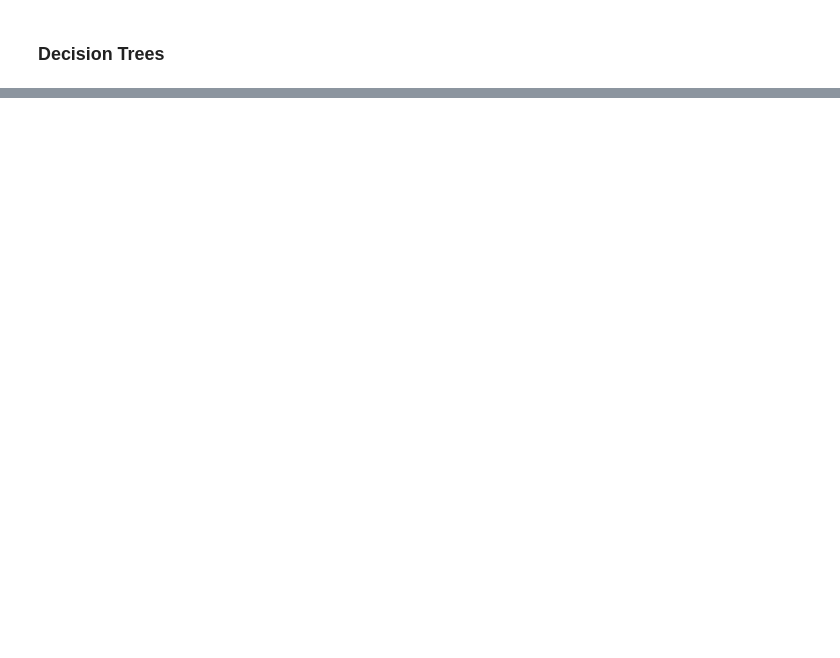
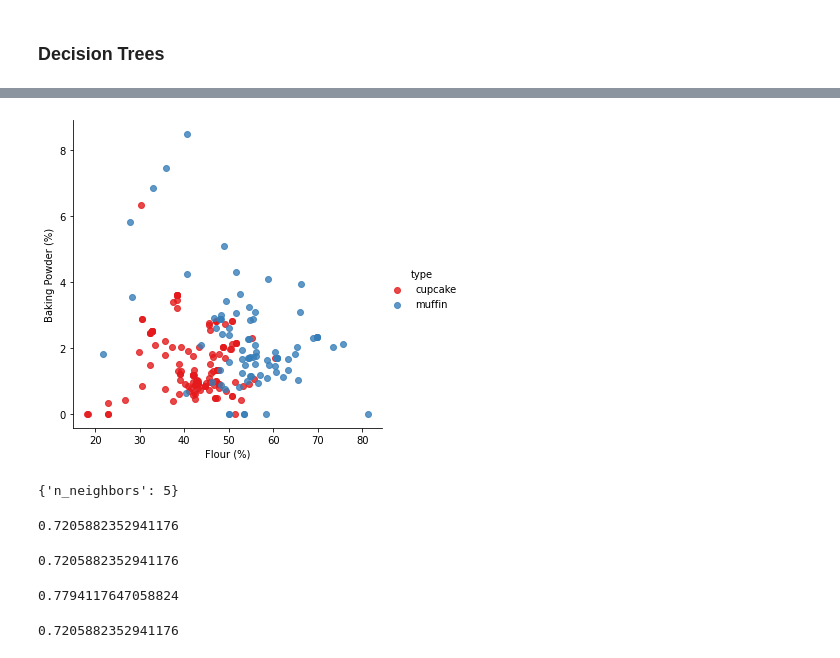
Before and after one commit to amandashu/Cupcake-Muffin-Classification, a Jupyter notebook: reports/analysis.ipynb, the cells around one changed output, grey strips where cells are left out. Drawn from its saved outputs; the diff is of its cells as text; code cells hidden in the pictures; blank space fills up the shorter version.

```diff
--- a/reports/analysis.ipynb
+++ b/reports/analysis.ipynb
@@ -157,0 +203,37 @@ Feature: Butter (%), Score: 0.0729434572519679
+# %%
+sns.lmplot('Flour (%)', 'Baking Powder (%)', data=recipes, hue='type',
+           palette='Set1', fit_reg=False);
+# %% [output]
+[figure, added]
+# %%
+from sklearn.neighbors import KNeighborsClassifier
+
+parameters = {'n_neighbors':[3,5,7,9,11]}
+clf = KNeighborsClassifier()
+grid = GridSearchCV(clf, parameters)
+grid.fit(X_train,y_train)
+grid.best_params_
+# %% [output]
+{'n_neighbors': 5}
+# %%
+clf = KNeighborsClassifier(**grid.best_params_)
+clf.fit(X_train, y_train)
+accuracy_score(clf.predict(X_test), y_test)
+# %% [output]
+0.7205882352941176
+# %%
+training = pd.concat([X_train,y_train],axis=1).reset_index(drop=True)
+preds = knn(training, X_test.reset_index(drop=True))
+accuracy_score(preds, y_test)
+# %% [output]
+0.7205882352941176
+# %%
+preds = knn(pd.concat([X_train[['Flour (%)', 'Baking Powder (%)']],y_train],axis=1).reset_index(drop=True), X_test[['Flour (%)', 'Baking Powder (%)']].reset_index(drop=True))
+accuracy_score(preds, y_test)
+# %% [output]
+0.7794117647058824
+# %%
+preds = knn(pd.concat([X_train,y_train],axis=1).reset_index(drop=True), X_test.reset_index(drop=True))
+accuracy_score(preds, y_test)
+# %% [output]
+0.7205882352941176
```
Also changed, not shown: parts of 26 cells of this notebook, 2 other files.
